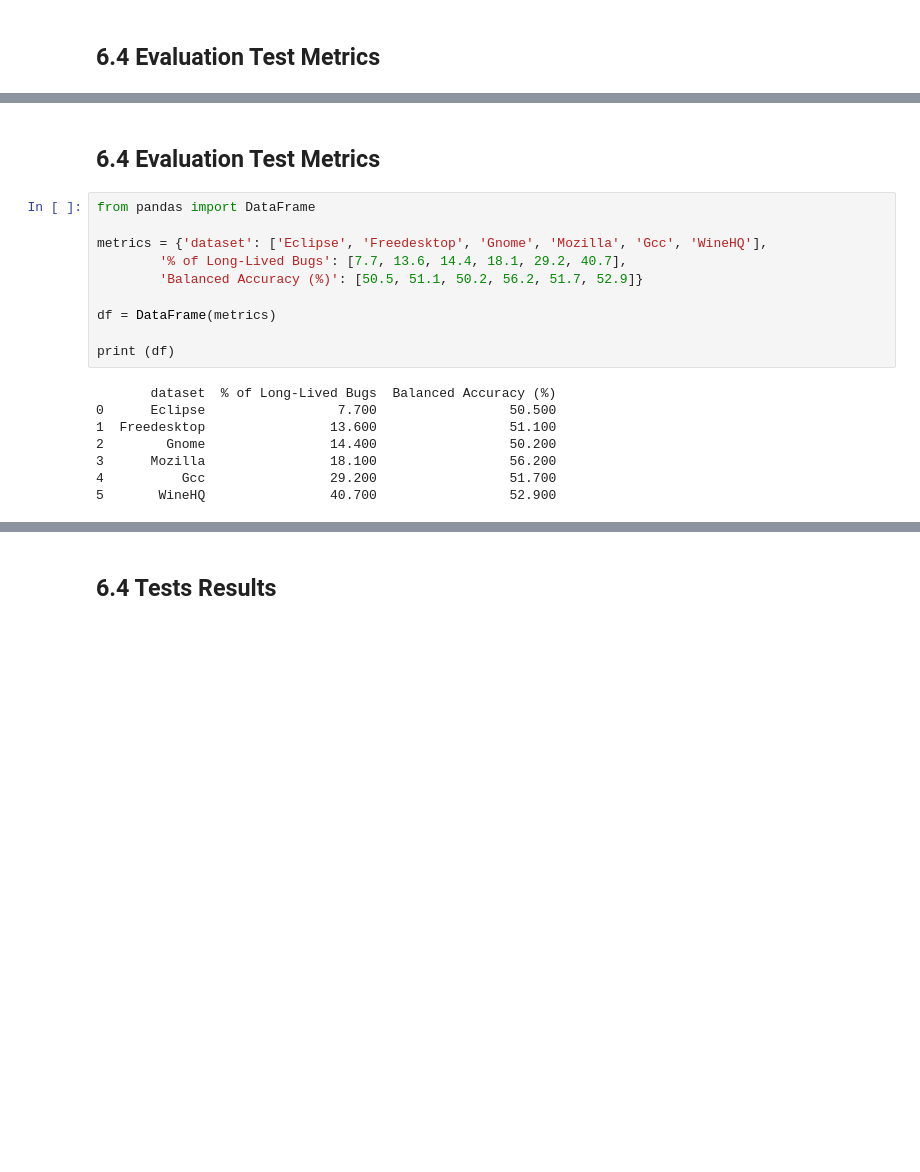
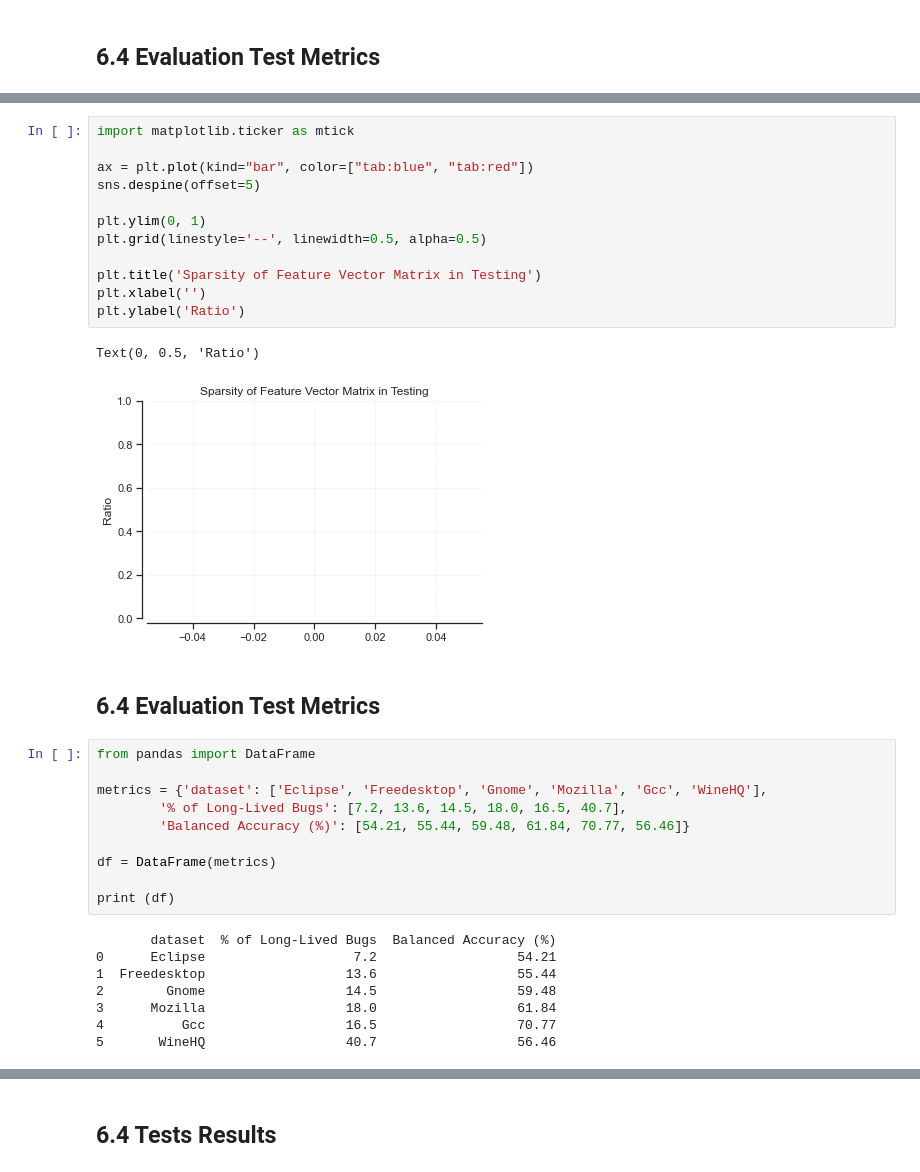
Before and after one commit to gomesluiz/long-lived-bug-predictor, a Jupyter notebook: notebooks/20201227_long_lived_prediction_rq4_data_analysis.ipynb, the cells around one changed output, grey strips where cells are left out. Drawn from its saved outputs; the diff is of its cells as text; blank space fills up the shorter version.

```diff
--- a/notebooks/20201227_long_lived_prediction_rq4_data_analysis.ipynb
+++ b/notebooks/20201227_long_lived_prediction_rq4_data_analysis.ipynb
@@ -498,23 +569,38 @@ g
+# %%
+import matplotlib.ticker as mtick
+
+ax = plt.plot(kind="bar", color=["tab:blue", "tab:red"])
+sns.despine(offset=5)
+
+plt.ylim(0, 1)
+plt.grid(linestyle='--', linewidth=0.5, alpha=0.5)
+
+plt.title('Sparsity of Feature Vector Matrix in Testing')
+plt.xlabel('')
+plt.ylabel('Ratio')
+# %% [output]
+Text(0, 0.5, 'Ratio')
+[figure, added]
 # %% [markdown]
 ## 6.4 Evaluation Test Metrics
 # %%
 from pandas import DataFrame
 
 metrics = {'dataset': ['Eclipse', 'Freedesktop', 'Gnome', 'Mozilla', 'Gcc', 'WineHQ'],
-        '% of Long-Lived Bugs': [7.7, 13.6, 14.4, 18.1, 29.2, 40.7],
-        'Balanced Accuracy (%)': [50.5, 51.1, 50.2, 56.2, 51.7, 52.9]}
+        '% of Long-Lived Bugs': [7.2, 13.6, 14.5, 18.0, 16.5, 40.7],
+        'Balanced Accuracy (%)': [54.21, 55.44, 59.48, 61.84, 70.77, 56.46]}
 
 df = DataFrame(metrics)
 
 print (df)
 # %% [output]
        dataset  % of Long-Lived Bugs  Balanced Accuracy (%)
-0      Eclipse                 7.700                 50.500
-1  Freedesktop                13.600                 51.100
-2        Gnome                14.400                 50.200
-3      Mozilla                18.100                 56.200
-4          Gcc                29.200                 51.700
-5       WineHQ                40.700                 52.900
+0      Eclipse                   7.2                  54.21
+1  Freedesktop                  13.6                  55.44
+2        Gnome                  14.5                  59.48
+3      Mozilla                  18.0                  61.84
+4          Gcc                  16.5                  70.77
+5       WineHQ                  40.7                  56.46
 # %%
 plt.rc('figure', figsize=(20, 20))
 plt.style.use('default')
```
Also changed, not shown: parts of 6 cells of this notebook, 31 other files.
